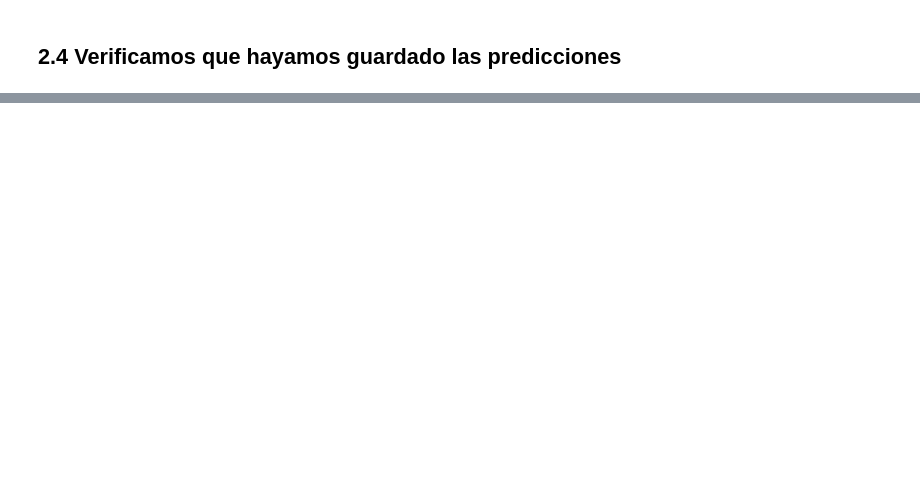
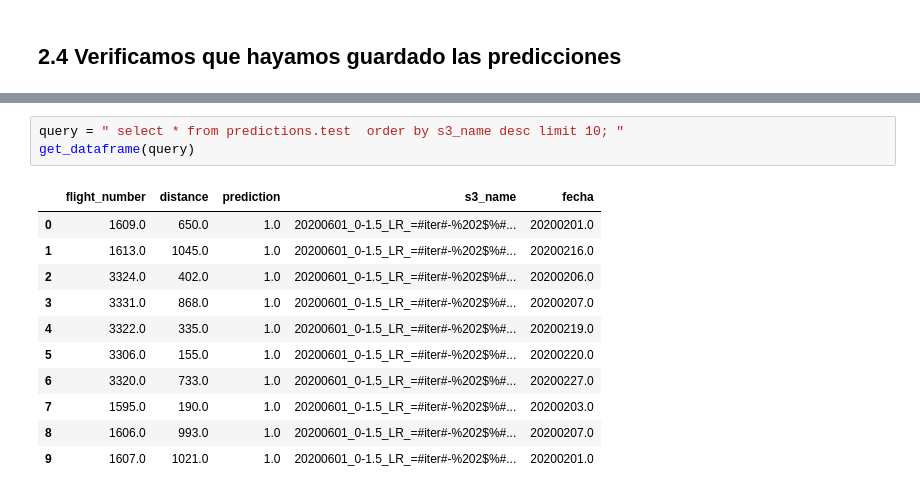
Before and after one commit to rluiseugenio/dpa_rita, a Jupyter notebook: notebooks/0.9-final-checkpoint.ipynb, the cells around one changed output, grey strips where cells are left out. Drawn from its saved outputs; the diff is of its cells as text; blank space fills up the shorter version.

```diff
--- a/notebooks/0.9-final-checkpoint.ipynb
+++ b/notebooks/0.9-final-checkpoint.ipynb
@@ -255,3 +300,18 @@ s3.Bucket(name='preds-dpa') s3.ObjectSummary(bucket_name='preds-dpa', key='30052
+# %%
+query = " select * from predictions.test  order by s3_name desc limit 10; "
+get_dataframe(query)
+# %% [output]
+|  | flight_number | distance | prediction | s3_name | fecha |
+| 0 | 1609.0 | 650.0 | 1.0 | 20200601_0-1.5_LR_=#iter#-%202$%#... | 20200201.0 |
+| 1 | 1613.0 | 1045.0 | 1.0 | 20200601_0-1.5_LR_=#iter#-%202$%#... | 20200216.0 |
+| 2 | 3324.0 | 402.0 | 1.0 | 20200601_0-1.5_LR_=#iter#-%202$%#... | 20200206.0 |
+| 3 | 3331.0 | 868.0 | 1.0 | 20200601_0-1.5_LR_=#iter#-%202$%#... | 20200207.0 |
+| 4 | 3322.0 | 335.0 | 1.0 | 20200601_0-1.5_LR_=#iter#-%202$%#... | 20200219.0 |
+| 5 | 3306.0 | 155.0 | 1.0 | 20200601_0-1.5_LR_=#iter#-%202$%#... | 20200220.0 |
+| 6 | 3320.0 | 733.0 | 1.0 | 20200601_0-1.5_LR_=#iter#-%202$%#... | 20200227.0 |
+| 7 | 1595.0 | 190.0 | 1.0 | 20200601_0-1.5_LR_=#iter#-%202$%#... | 20200203.0 |
+| 8 | 1606.0 | 993.0 | 1.0 | 20200601_0-1.5_LR_=#iter#-%202$%#... | 20200207.0 |
+| 9 | 1607.0 | 1021.0 | 1.0 | 20200601_0-1.5_LR_=#iter#-%202$%#... | 20200201.0 |
 # %%
 query = " select * from predictions.train  order by s3_name desc limit 10; "
 get_dataframe(query)
```
Also changed, not shown: parts of 27 cells of this notebook, 4 other files.
